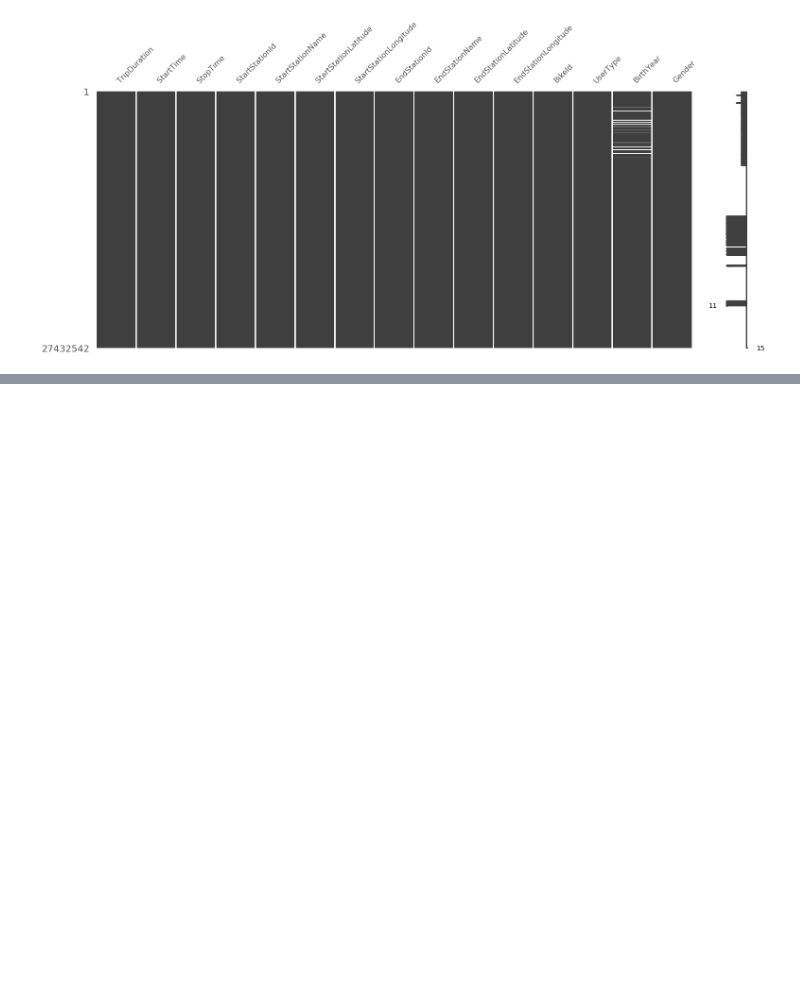
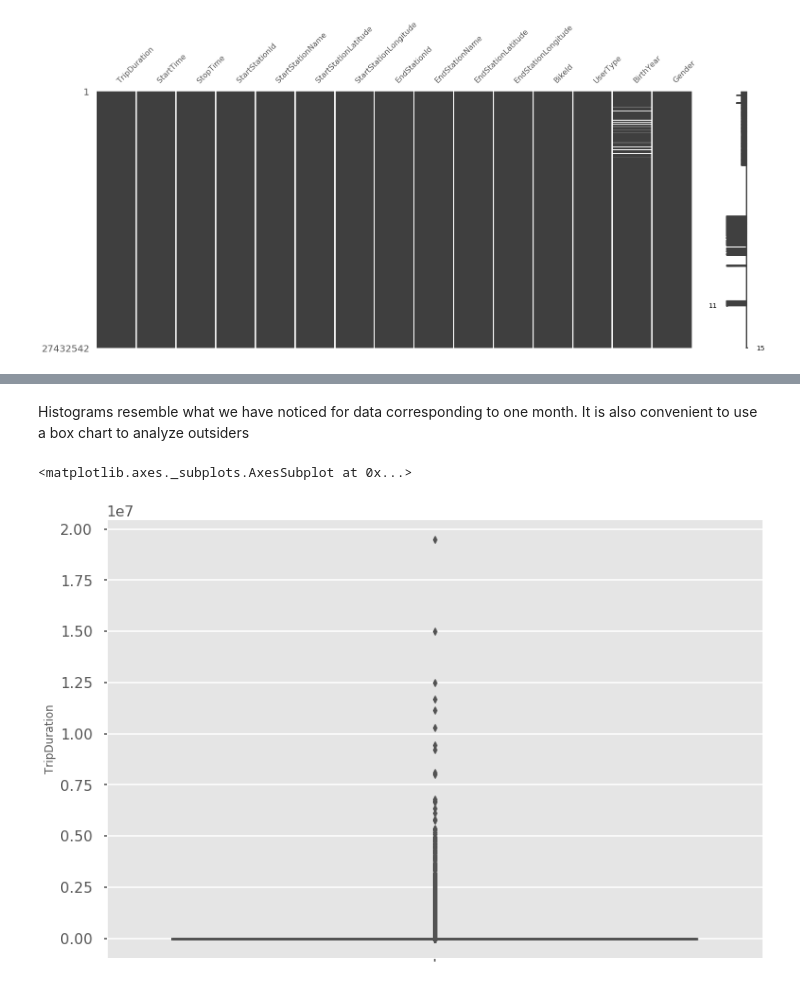
Before and after one commit to BlooAM/BikeCityShare, a Jupyter notebook: CityBikeShare.ipynb, the cells around one changed output, grey strips where cells are left out. Drawn from its saved outputs; the diff is of its cells as text; code cells hidden in the pictures; blank space fills up the shorter version.

```diff
--- a/CityBikeShare.ipynb
+++ b/CityBikeShare.ipynb
@@ -404,0 +421,9 @@ Name: TripDuration, dtype: float64
+# %% [markdown]
+Histograms resemble what we have noticed for data corresponding to one month. It is also convenient to use a box chart to analyze outsiders
+# %%
+import seaborn as sns
+
+sns.boxplot(data=data, y='TripDuration', orient='v')
+# %% [output]
+<matplotlib.axes._subplots.AxesSubplot at 0x...>
+[figure, added]
```
Also changed, not shown: parts of 16 cells of this notebook.
